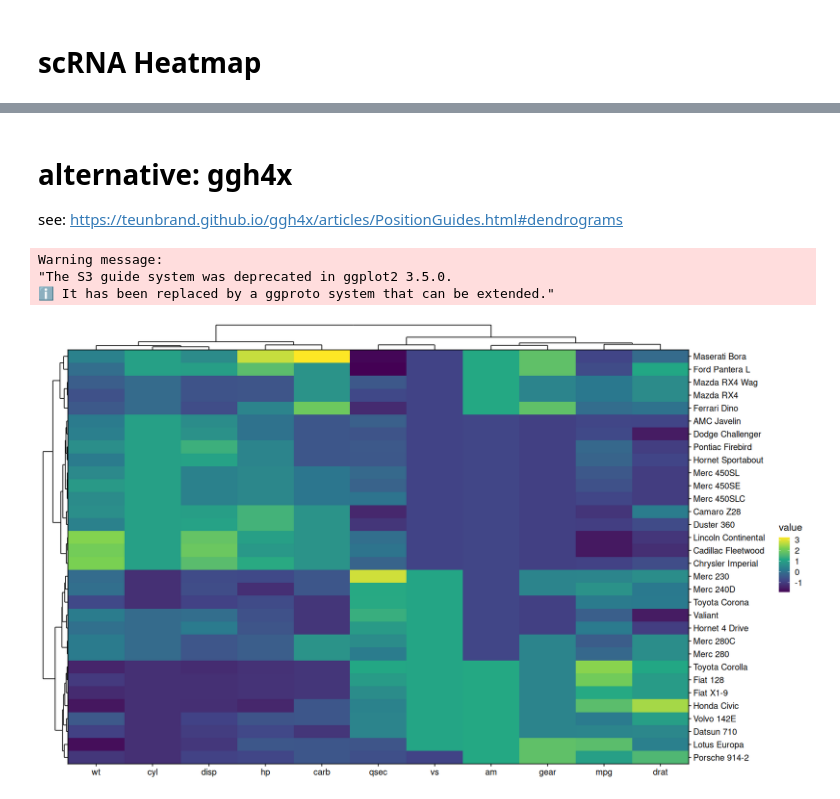
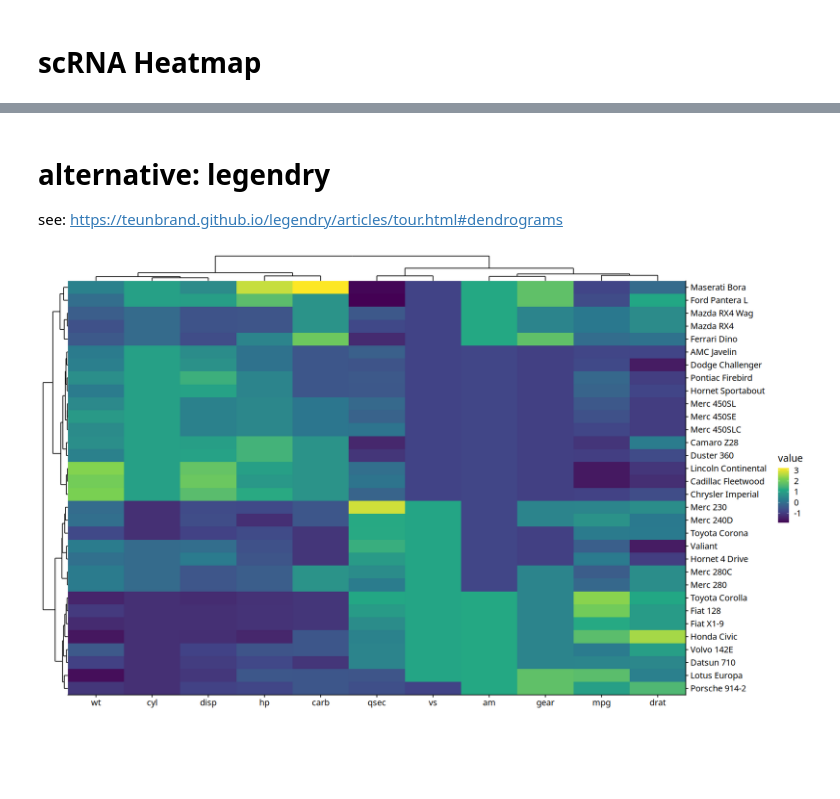
Before and after one commit to rvalieris/notebooks, a Jupyter notebook: src/ggplot2/clustered_heatmap.ipynb, the cells around one changed output, grey strips where cells are left out. Saved outputs shown, nothing was run; the diff lists cells and outputs as text; code cells hidden in the pictures; blank space fills up the shorter version.

Commit message:
ggh4x was replaced with legendry

```diff
--- a/src/ggplot2/clustered_heatmap.ipynb
+++ b/src/ggplot2/clustered_heatmap.ipynb
@@ -208,5 +208,5 @@ Warning message:
 # %% [markdown]
-# alternative: ggh4x
+# alternative: legendry
 
-see: https://teunbrand.github.io/ggh4x/articles/PositionGuides.html#dendrograms
+see: https://teunbrand.github.io/legendry/articles/tour.html#dendrograms
 # %%
@@ -214,29 +214,26 @@ library(ggh4x)
 # %%
 clst1 <-
     scale(mtcars) |>
     dist() |>
     hclust("ward.D2")
 clst2 <-
     scale(mtcars) |>
     t() |>
     dist() |>
     hclust("ward.D2")
 
 df <-
     scale(mtcars) |>
     as_tibble(rownames = 'model') |>
     pivot_longer(names_to = 'vars', values_to = 'value', -model)
 
 ggplot(df, aes(vars, model, fill = value)) +
     geom_raster() +
     scale_fill_viridis_c() +
     coord_cartesian(expand=0) +
     labs(y=NULL,x=NULL) +
-    scale_y_dendrogram(hclust = clst1, guide = guide_dendro(label = FALSE)) +
-    scale_x_dendrogram(hclust = clst2, position = 'top', guide = guide_dendro(label = FALSE)) +
+    scale_y_dendro(clust = clst1, guide = guide_axis_dendro(label = FALSE)) +
+    scale_x_dendro(clust = clst2, position = 'top', guide = guide_axis_dendro(label = FALSE)) +
     guides(y.sec = guide_axis(), x.sec=guide_axis())
 # %% [output]
-Warning message:
-"The S3 guide system was deprecated in ggplot2 3.5.0.
-ℹ It has been replaced by a ggproto system that can be extended."
-[figure, old version]
+[figure, new version]
```
Also changed, not shown: parts of 8 cells of this notebook, 1 other file.
